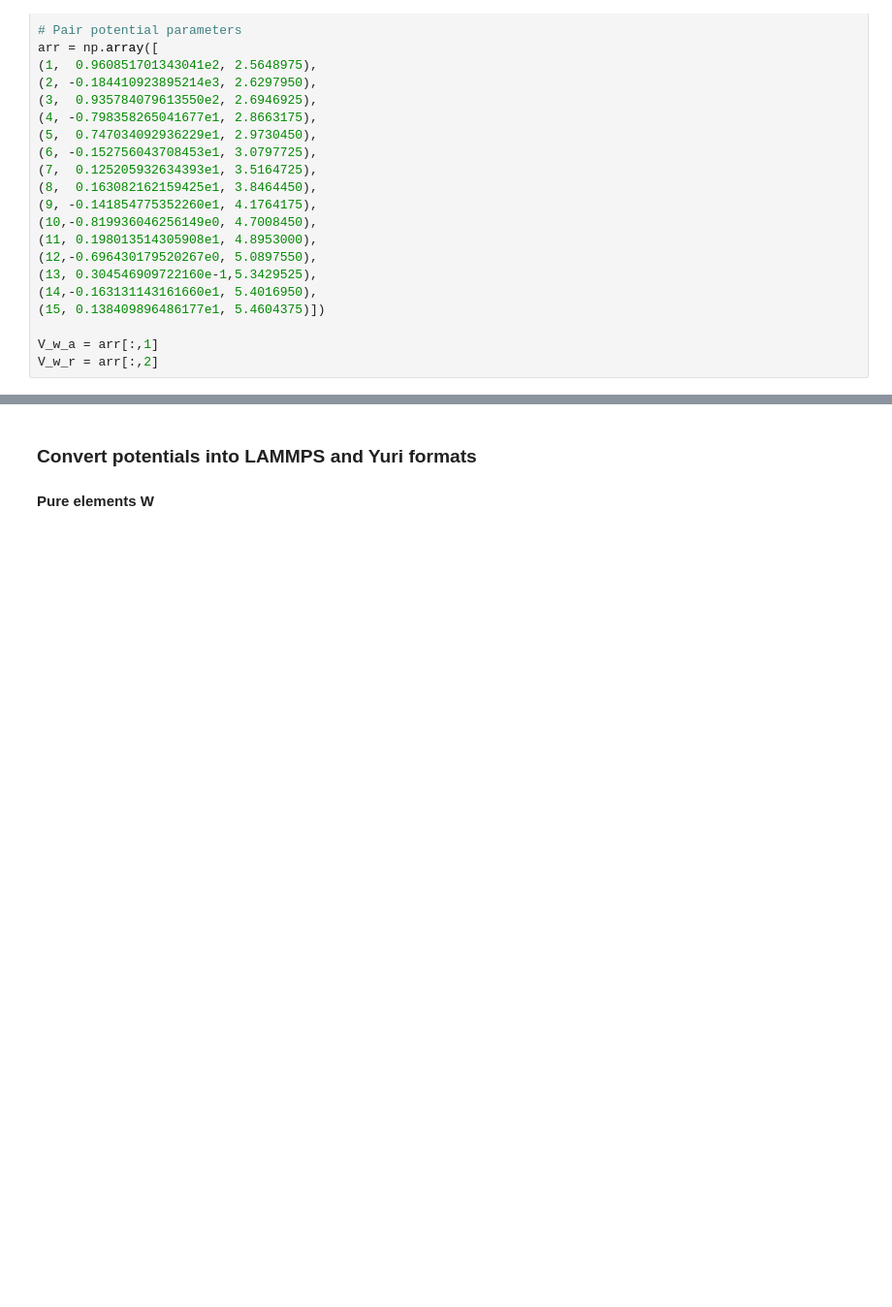
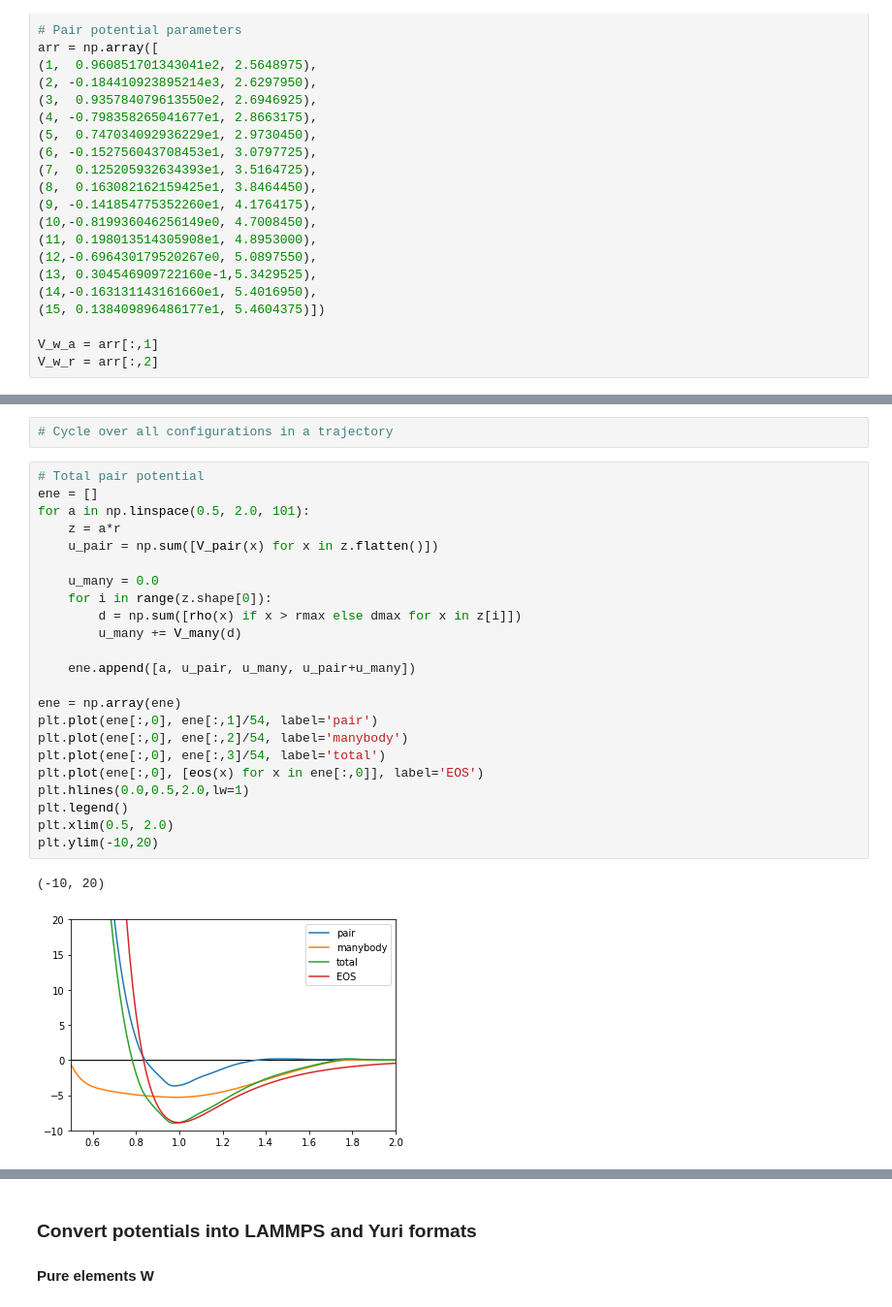
Before and after one commit to vlcekl/eam-models, a Jupyter notebook: notebooks/IFF_optimize.ipynb, the cells around one changed output, grey strips where cells are left out. Shown at 97% size. Saved outputs shown, nothing was run; the diff lists cells and outputs as text; blank space fills up the shorter version.

```diff
--- a/notebooks/IFF_optimize.ipynb
+++ b/notebooks/IFF_optimize.ipynb
@@ -235,0 +484,28 @@ plt.tight_layout()
+# %%
+# Cycle over all configurations in a trajectory
+# %%
+# Total pair potential
+ene = []
+for a in np.linspace(0.5, 2.0, 101):
+    z = a*r
+    u_pair = np.sum([V_pair(x) for x in z.flatten()])
+
+    u_many = 0.0
+    for i in range(z.shape[0]):
+        d = np.sum([rho(x) if x > rmax else dmax for x in z[i]])
+        u_many += V_many(d)
+
+    ene.append([a, u_pair, u_many, u_pair+u_many])
+
+ene = np.array(ene)
+plt.plot(ene[:,0], ene[:,1]/54, label='pair')
+plt.plot(ene[:,0], ene[:,2]/54, label='manybody')
+plt.plot(ene[:,0], ene[:,3]/54, label='total')
+plt.plot(ene[:,0], [eos(x) for x in ene[:,0]], label='EOS')
+plt.hlines(0.0,0.5,2.0,lw=1)
+plt.legend()
+plt.xlim(0.5, 2.0)
+plt.ylim(-10,20)
+# %% [output]
+(-10, 20)
+[figure, added]
```
Also changed, not shown: parts of 48 cells of this notebook, 1 other file.
